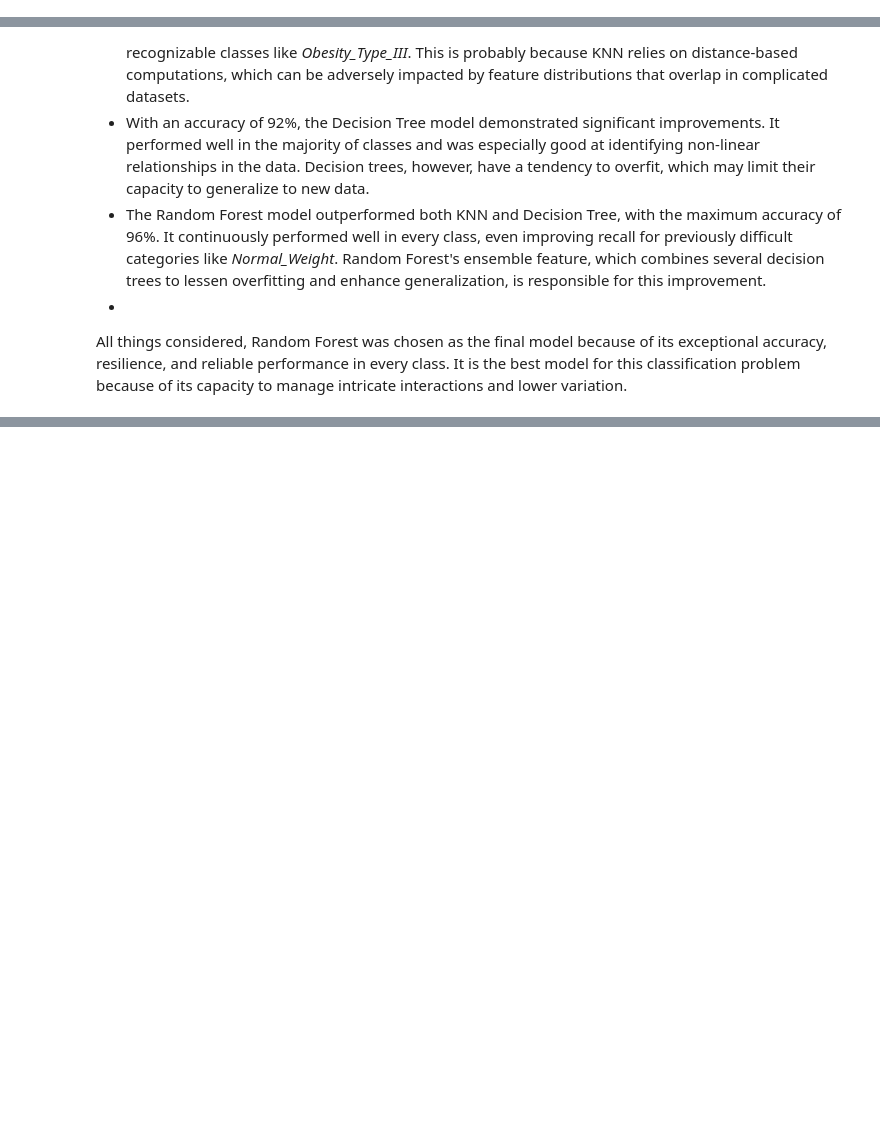
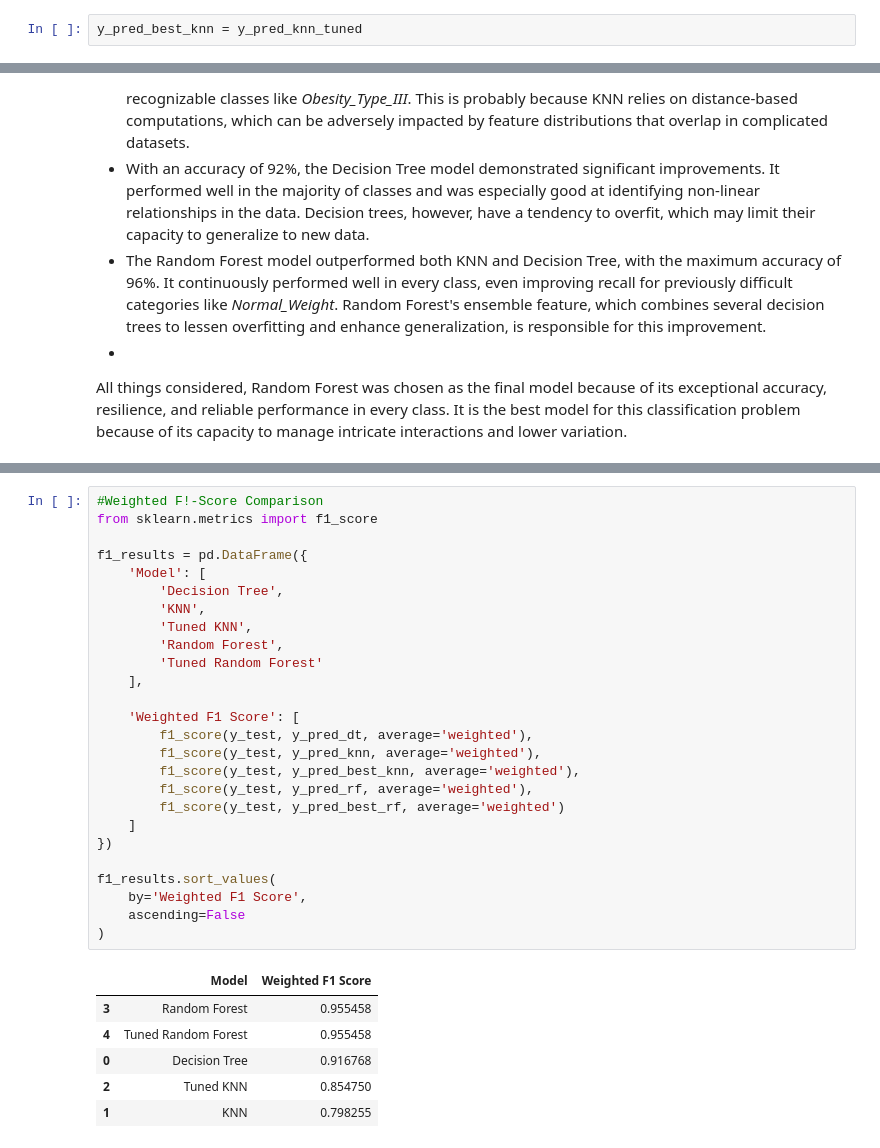
Before and after one commit to 2022503/FinalCAPSI503, a Jupyter notebook: Obesity-checkpoint.ipynb, the cells around one changed output, grey strips where cells are left out. Drawn from its saved outputs; the diff is of its cells as text; blank space fills up the shorter version.

```diff
--- a/Obesity-checkpoint.ipynb
+++ b/Obesity-checkpoint.ipynb
@@ -455,6 +457,8 @@ Insufficient_Weight       0.92      0.92      0.92        59
         nan 0.85530504        nan 0.85177042        nan 0.8416612
         nan 0.83405865]
   warnings.warn(
+# %%
+y_pred_best_knn = y_pred_knn_tuned
 # %% [markdown]
 # KNN Module
 
@@ -474,0 +526,33 @@ All things considered, Random Forest was chosen as the final model because of it
+# %%
+#Weighted F!-Score Comparison
+from sklearn.metrics import f1_score
+
+f1_results = pd.DataFrame({
+    'Model': [
+        'Decision Tree',
+        'KNN',
+        'Tuned KNN',
+        'Random Forest',
+        'Tuned Random Forest'
+    ],
+
+    'Weighted F1 Score': [
+        f1_score(y_test, y_pred_dt, average='weighted'),
+        f1_score(y_test, y_pred_knn, average='weighted'),
+        f1_score(y_test, y_pred_best_knn, average='weighted'),
+        f1_score(y_test, y_pred_rf, average='weighted'),
+        f1_score(y_test, y_pred_best_rf, average='weighted')
+    ]
+})
+
+f1_results.sort_values(
+    by='Weighted F1 Score',
+    ascending=False
+)
+# %% [output]
+|  | Model | Weighted F1 Score |
+| 3 | Random Forest | 0.955458 |
+| 4 | Tuned Random Forest | 0.955458 |
+| 0 | Decision Tree | 0.916768 |
+| 2 | Tuned KNN | 0.854750 |
+| 1 | KNN | 0.798255 |
```
Also changed, not shown: parts of 9 cells of this notebook.
